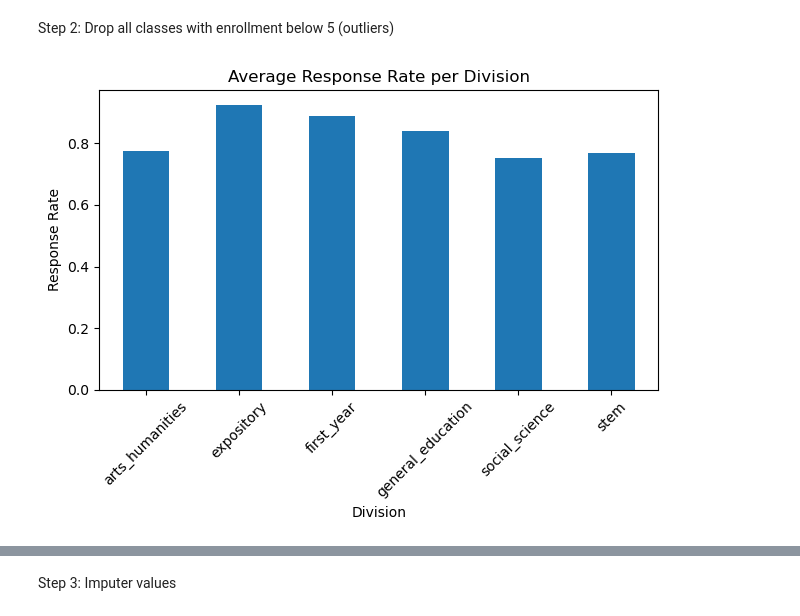
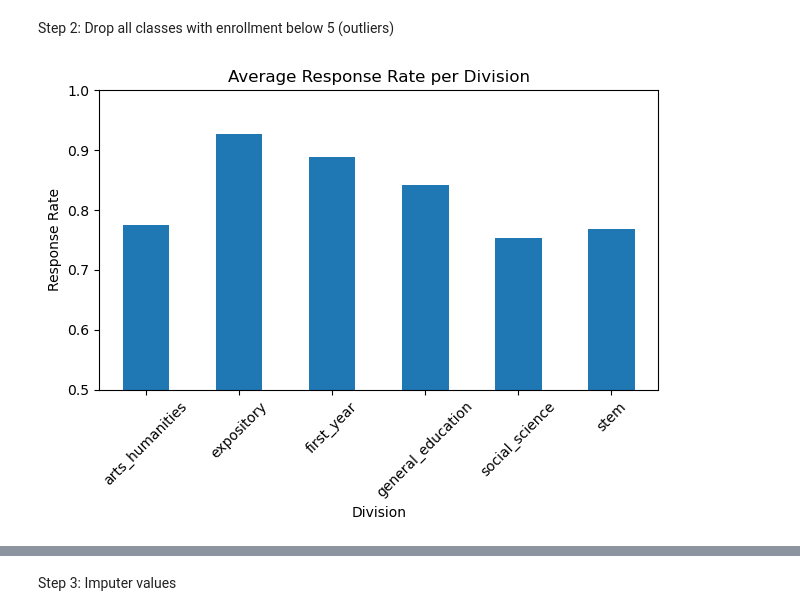
Before and after one commit to MattHAndrews/cs109a_final_project, a Jupyter notebook: Project.ipynb, the cells around one changed output, grey strips where cells are left out. Drawn from its saved outputs; the diff is of its cells as text; code cells hidden in the pictures.

```diff
--- a/Project.ipynb
+++ b/Project.ipynb
@@ -420,17 +420,18 @@ df_copy_drop5 = df_copy[(df_copy['enrollment'] > 5) & (df_copy['division'] != 'm
 # %%
 average_rr = df_copy_drop5.groupby('division')['response_rate'].mean().reset_index()
 
 # Plot the average enrollment per department as a bar chart
 average_rr.plot(kind='bar', x='division', y='response_rate', legend=False)
 
 # Set the title and labels
 plt.title('Average Response Rate per Division')
 plt.xlabel('Division')
 plt.ylabel('Response Rate')
+plt.ylim(0.5, 1)
 plt.xticks(rotation=45)  # Rotate the x-axis labels to show them better
 
 # Show the plot
 plt.tight_layout()  # Adjust the plot to ensure everything fits without overlapping
 plt.show()
 # %% [output]
-[figure, old version]
+[figure, new version]
```
Also changed, not shown: parts of 7 cells of this notebook.
